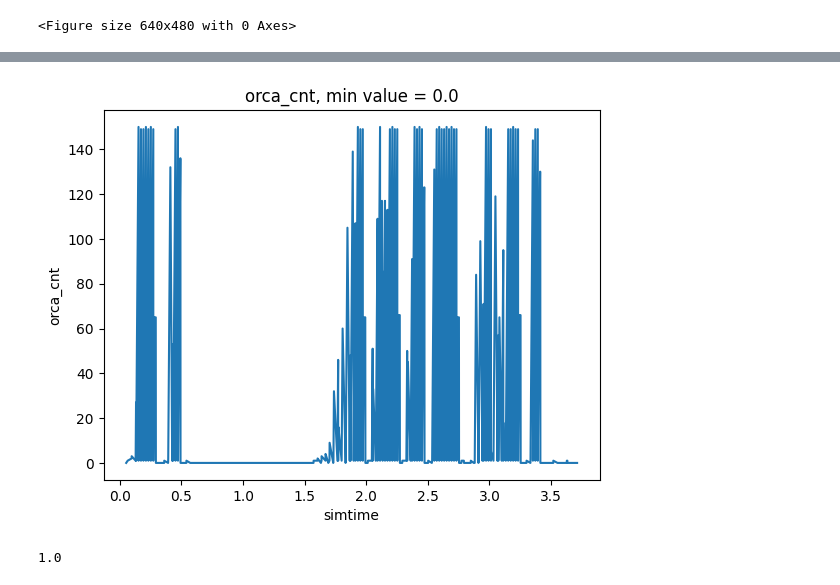
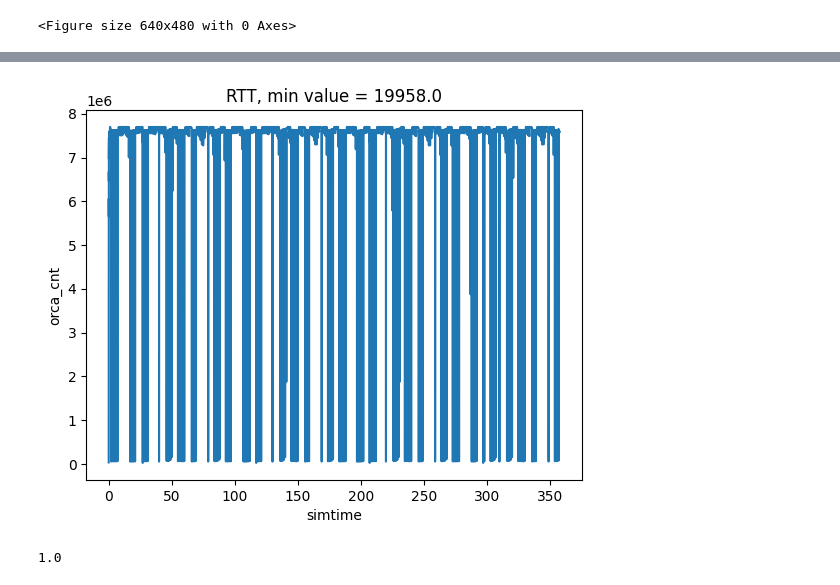
Before and after one commit to laibah-iqbal/raynet, a Jupyter notebook: configs/orca/results.ipynb, the cells around one changed output, grey strips where cells are left out. Drawn from its saved outputs; the diff is of its cells as text; code cells hidden in the pictures.

```diff
--- a/configs/orca/results.ipynb
+++ b/configs/orca/results.ipynb
@@ -83,14 +100,14 @@ df_main[df_main.name == 'rtt:vector'].head()
 # %%
-vec = df_main[df_main.name == 'orca_cnt:vector'] #.iloc[1]  # take some vector
+vec = df_main[df_main.name == 'avg_thr:vector'] #.iloc[1]  # take some vector
 plt.plot(vec.vectime.iloc[0], vec.vecvalue.iloc[0]) #, drawstyle='steps-post')
 
-plt.title('orca_cnt, min value = ' + str(min(vec.vecvalue.iloc[0])))
+plt.title('RTT, min value = ' + str(min(vec.vecvalue.iloc[0])))
 plt.xlabel('simtime')
 plt.ylabel('orca_cnt')
 # plt.xlim(0,100)
 plt.show()
 # %% [output]
-[figure, old version]
+[figure, new version]
 # %%
 print(min(vec.vecvalue.iloc[0]))
 # %% [output]
```
Also changed, not shown: parts of 11 cells of this notebook, 5 other files.
